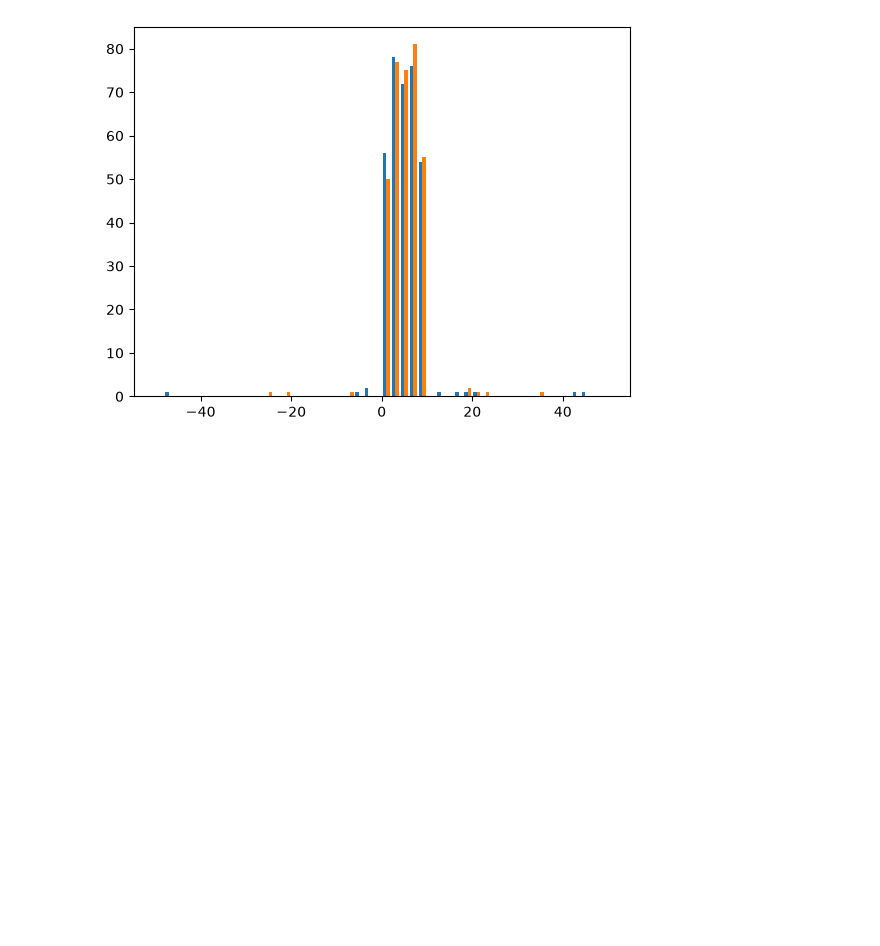
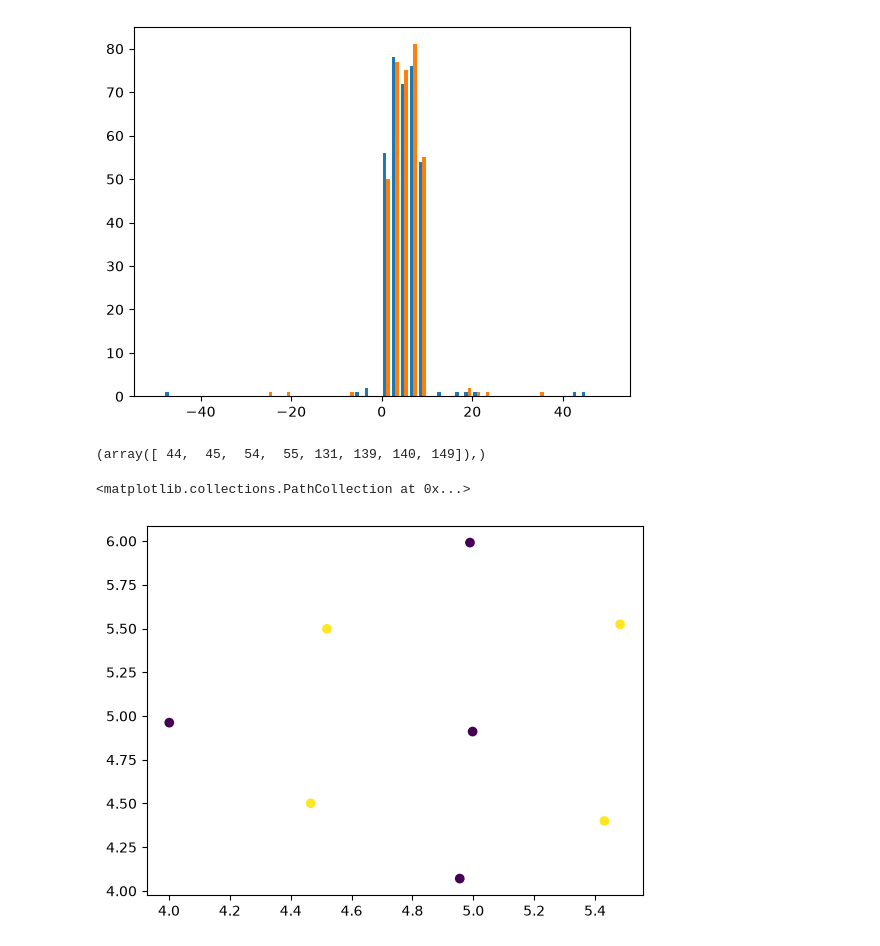
Before and after one commit to smazoyerdatascience/2D-Glass, a Jupyter notebook: basic_simulations.ipynb, the cells around one changed output. Cells and saved outputs as stored; diff of their text form; code cells hidden in the pictures; blank space fills up the shorter version.

Commit message:
function determining nearest neighbors regarding a given distance, and plotting an example

```diff
--- a/basic_simulations.ipynb
+++ b/basic_simulations.ipynb
@@ -137,0 +141,24 @@ plt.hist(vr.vertices, range= [-50,50], bins=50)
+# %%
+neigh_dist = 1. * side_size
+
+# Physical force parameters
+big_f = 0.1
+small_f = 0.05
+
+
+def force_xy(pos_x = nb_big_side * side_size/2., pos_y = nb_big_side * side_size/2.,coord = coord,
+             neigh_dist = neigh_dist, big_f = big_f, small_f = small_f):
+    neigh = np.where(np.sqrt(np.square(coord[:,1]-pos_x)+np.square(coord[:,2]-pos_y)) < neigh_dist)
+    return neigh
+# %%
+force_xy()
+# %% [output]
+(array([ 44,  45,  54,  55, 131, 139, 140, 149]),)
+# %%
+c_map = {1: 'b', 0: 'r'}
+
+
+plt.scatter(x=coord[force_xy(), 1], y=coord[force_xy(), 2], c=coord[force_xy(), 3])
+# %% [output]
+<matplotlib.collections.PathCollection at 0x...>
+[figure, added]
```
Also changed, not shown: parts of 1 cell of this notebook.
